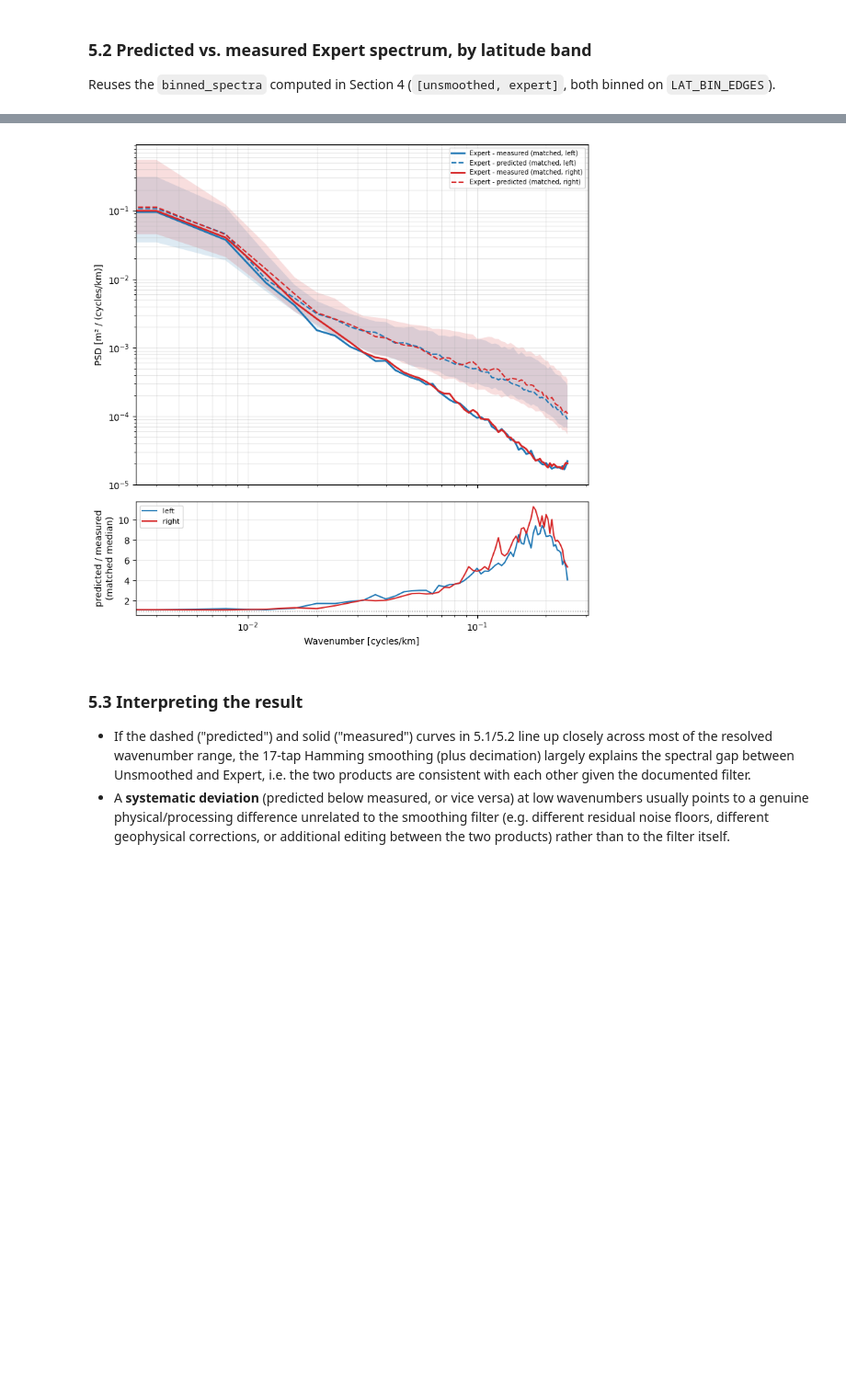
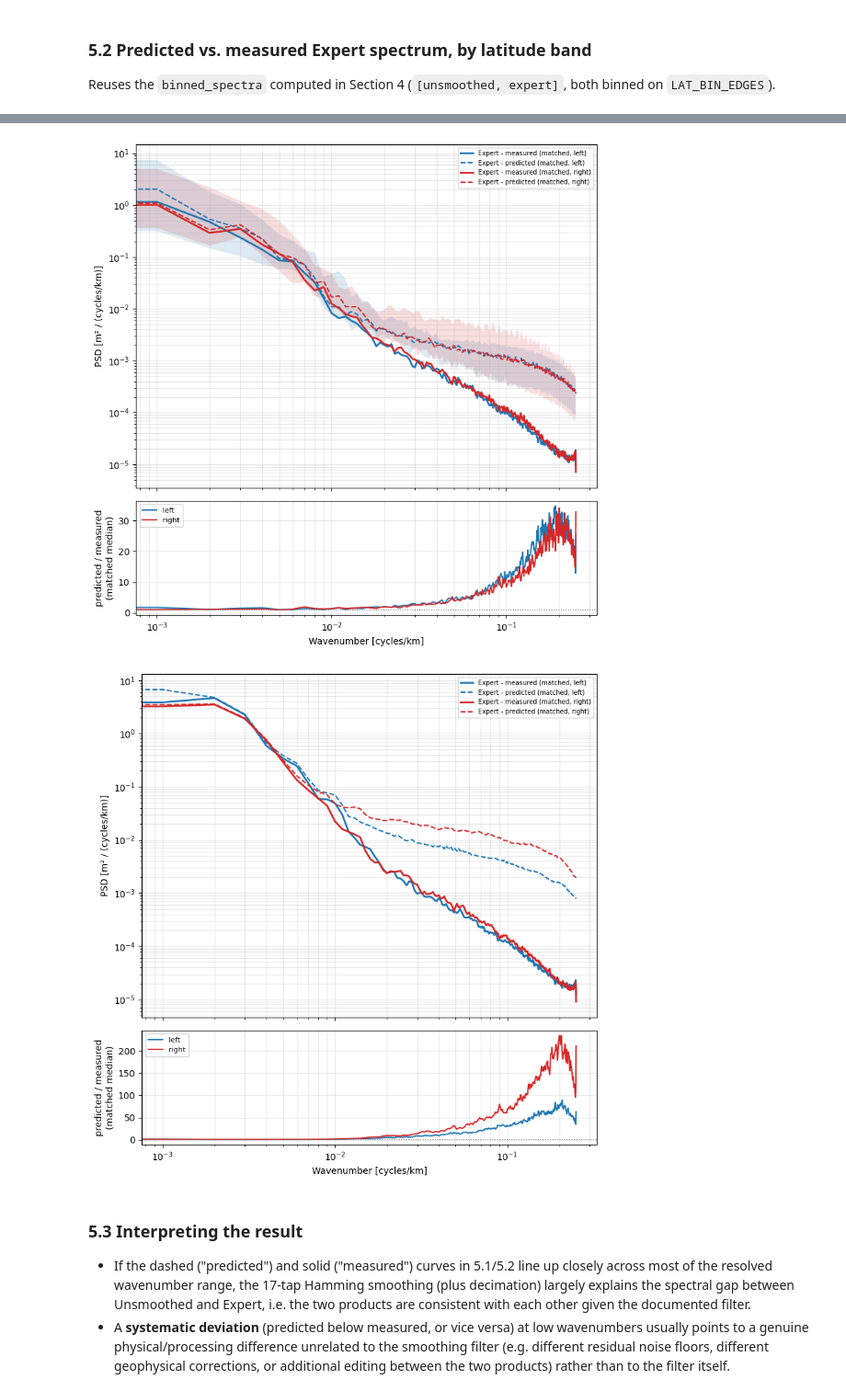
Before and after one commit to zcasparco/SWOT_UHH, a Jupyter notebook: Wavenumber spectra/Unsmoothed_to_Expert_aliasing.ipynb, the cells around one changed output, grey strips where cells are left out. Shown at 92% size. Drawn from its saved outputs; the diff is of its cells as text; code cells hidden in the pictures; blank space fills up the shorter version.

```diff
--- a/Wavenumber spectra/Unsmoothed_to_Expert_aliasing.ipynb
+++ b/Wavenumber spectra/Unsmoothed_to_Expert_aliasing.ipynb
@@ -26,7 +26,7 @@ EXPERT_FILE     = 'SWOT_L2_LR_SSH_Expert_0524/SWOT_L2_LR_SSH_Expert_016_074_2024
 UNSMOOTHED_FILE = 'SWOT_L2_LR_SSH_Unsmoothed_016_074_20240531T192538_20240531T201625_PGD0_01.nc'
 
 # ── Spectral parameters ───────────────────────────────────────────────────────
-SEGMENT_LENGTH_KM = 250.0
+SEGMENT_LENGTH_KM = 1000.0
 OVERLAP           = 0.5
 MAX_GAP_FRACTION  = 0.25
 DETREND = 'constant'
@@ -1307,34 +1307,74 @@ for swath, c in colors.items():
     meas_median = np.nanmedian(meas_curves[swath], axis=0)
 
     ax = axs[0]
     ax.fill_between(wn_ex, pred_lo, pred_hi, color=c, alpha=0.15, lw=0)
     ax.loglog(wn_ex, meas_median, c=c, lw=2, label=f'Expert - measured (matched, {swath})')
     ax.loglog(wn_ex, pred_median, c=c, lw=1.5, ls='--',
               label=f'Expert - predicted (matched, {swath})')
 
     # naive (Section 5) prediction from the full, unmatched segment populations
     #un_mean_all = ds_segments_unsmoothed.where(ds_segments_unsmoothed.swath == swath, drop=True).median('segment')
     #psd_pred_naive = predict_expert_psd(wn_ex, un_mean_all.wavenumber.values, un_mean_all.psd.values,
     #                                     dx_native_km, dx_expert_km)
     #ax.loglog(wn_ex, psd_pred_naive, c=c, lw=1, ls=':', alpha=0.7,
     #          label=f'Expert - predicted (all segments, Sec. 5, {swath})')
 
     axs[1].semilogx(wn_ex, pred_median / meas_median, c=c, lw=1.5, label=swath)
 
 axs[0].set_ylabel('PSD [m² / (cycles/km)]')
 #axs[0].set_title(f'Segment-matched prediction ({len(pairs)} pairs, '
 #                  f'max match distance {MAX_MATCH_DISTANCE_KM*1e-3:.0f} km)')
 axs[0].grid(True, which='both', alpha=0.3)
 axs[0].legend(fontsize=7, ncol=1)
 
 axs[1].axhline(1.0, c='0.5', ls=':', lw=1)
 axs[1].set_ylabel('predicted / measured\n(matched median)')
 axs[1].set_xlabel('Wavenumber [cycles/km]')
 axs[1].grid(True, which='both', alpha=0.3)
 axs[1].legend(fontsize=8)
 fig.tight_layout()
+
+fig, axs = plt.subplots(2, 1, figsize=(8, 8), sharex=True,
+                         gridspec_kw=dict(height_ratios=[3, 1]))
+
+colors = {'left': 'C0', 'right': 'C3'}
+for swath, c in colors.items():
+    if pred_curves[swath].size == 0:
+        continue
+    wn_ex = ds_segments_expert.wavenumber.values  # common wavenumber axis
+
+    pred_mean = np.nanmean(pred_curves[swath], axis=0)
+    meas_mean = np.nanmean(meas_curves[swath], axis=0)
+
+    ax = axs[0]
+    ax.loglog(wn_ex, meas_mean, c=c, lw=2, label=f'Expert - measured (matched, {swath})')
+    ax.loglog(wn_ex, pred_mean, c=c, lw=1.5, ls='--',
+              label=f'Expert - predicted (matched, {swath})')
+
+    # naive (Section 5) prediction from the full, unmatched segment populations
+    #un_mean_all = ds_segments_unsmoothed.where(ds_segments_unsmoothed.swath == swath, drop=True).median('segment')
+    #psd_pred_naive = predict_expert_psd(wn_ex, un_mean_all.wavenumber.values, un_mean_all.psd.values,
+    #                                     dx_native_km, dx_expert_km)
+    #ax.loglog(wn_ex, psd_pred_naive, c=c, lw=1, ls=':', alpha=0.7,
+    #          label=f'Expert - predicted (all segments, Sec. 5, {swath})')
+
+    axs[1].semilogx(wn_ex, pred_mean / meas_mean, c=c, lw=1.5, label=swath)
+
+axs[0].set_ylabel('PSD [m² / (cycles/km)]')
+#axs[0].set_title(f'Segment-matched prediction ({len(pairs)} pairs, '
+#                  f'max match distance {MAX_MATCH_DISTANCE_KM*1e-3:.0f} km)')
+axs[0].grid(True, which='both', alpha=0.3)
+axs[0].legend(fontsize=7, ncol=1)
+
+axs[1].axhline(1.0, c='0.5', ls=':', lw=1)
+axs[1].set_ylabel('predicted / measured\n(matched median)')
+axs[1].set_xlabel('Wavenumber [cycles/km]')
+axs[1].grid(True, which='both', alpha=0.3)
+axs[1].legend(fontsize=8)
+fig.tight_layout()
 # %% [output]
-[figure, old version]
+[figure, new version]
+[figure, added]
 # %% [markdown]
 ### 5.3 Interpreting the result
 
```
Also changed, not shown: parts of 23 cells of this notebook.
